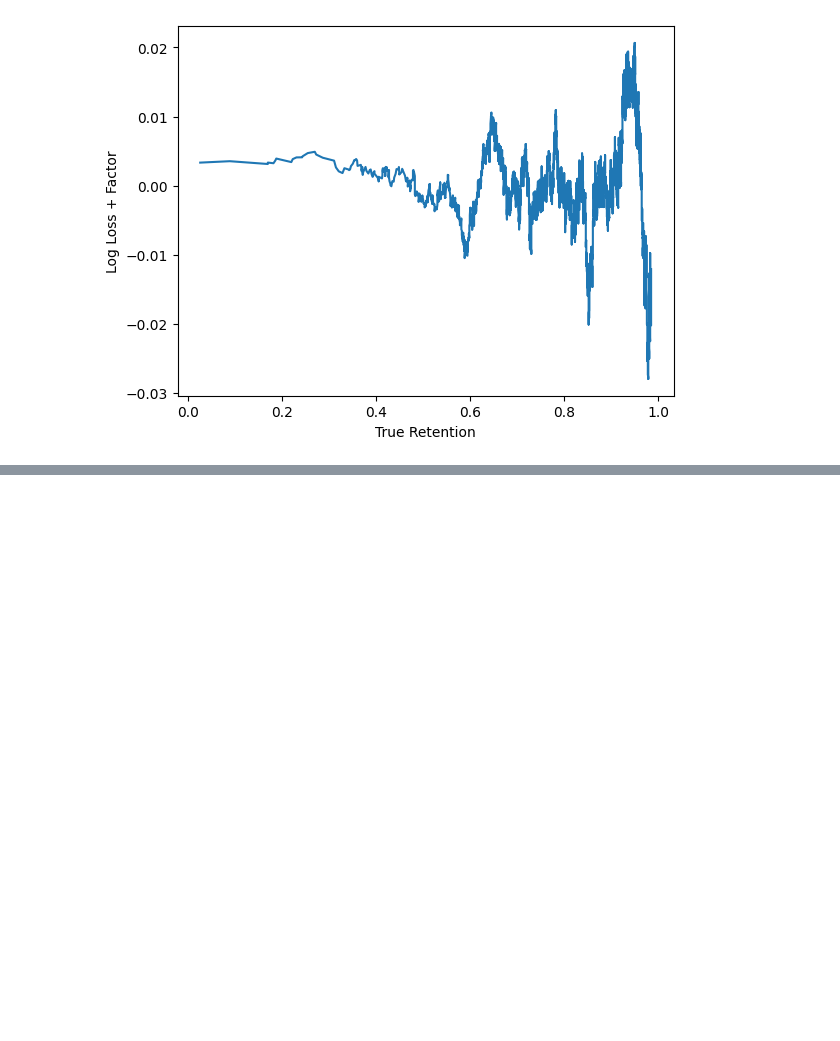
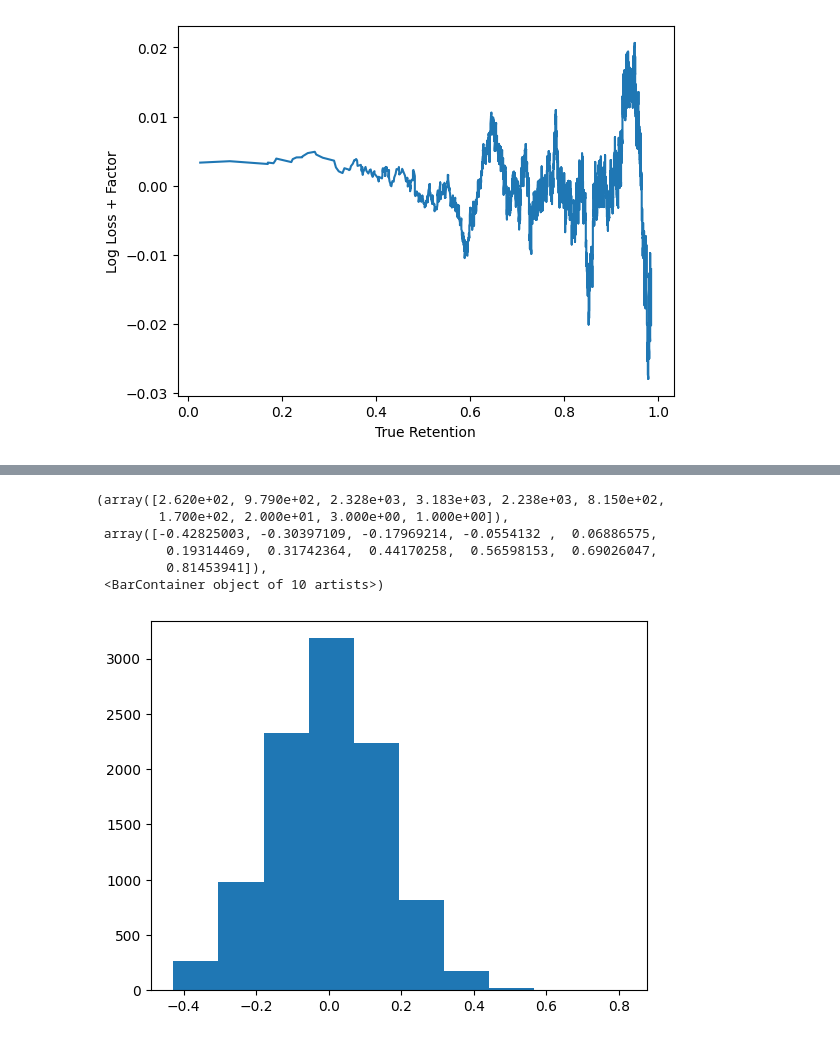
Before and after one commit to open-spaced-repetition/Anki-button-usage, a Jupyter notebook: loss-to-retention.ipynb, the cells around one changed output, grey strips where cells are left out. Cells and saved outputs as stored; diff of their text form; code cells hidden in the pictures; blank space fills up the shorter version.

```diff
--- a/loss-to-retention.ipynb
+++ b/loss-to-retention.ipynb
@@ -89,0 +90,10 @@ ax.plot(np.arange(100) / 100, retention_factor(np.arange(100) / 100, 0))
+# %%
+plt.hist(loss)
+# %% [output]
+(array([2.620e+02, 9.790e+02, 2.328e+03, 3.183e+03, 2.238e+03, 8.150e+02,
+        1.700e+02, 2.000e+01, 3.000e+00, 1.000e+00]),
+ array([-0.42825003, -0.30397109, -0.17969214, -0.0554132 ,  0.06886575,
+         0.19314469,  0.31742364,  0.44170258,  0.56598153,  0.69026047,
+         0.81453941]),
+ <BarContainer object of 10 artists>)
+[figure, added]
```
Also changed, not shown: parts of 1 cell of this notebook.
